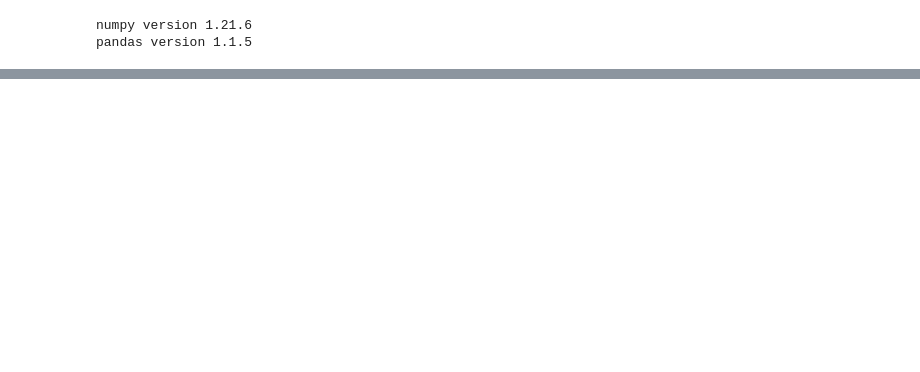
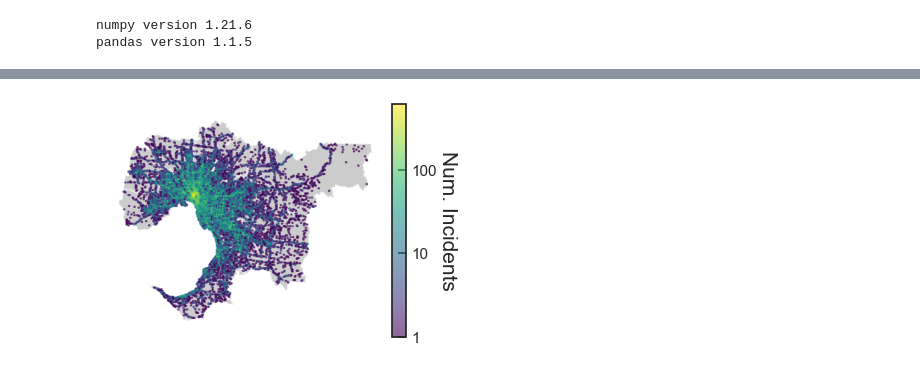
Before and after one commit to renkeven/Crash-Stats, a Jupyter notebook: Vic-Crash-Data-Analysis.ipynb, the cells around one changed output, grey strips where cells are left out. Drawn from its saved outputs; the diff is of its cells as text; code cells hidden in the pictures; blank space fills up the shorter version.

```diff
--- a/Vic-Crash-Data-Analysis.ipynb
+++ b/Vic-Crash-Data-Analysis.ipynb
@@ -89,3 +182,8 @@ class CFG:
+# %%
+"""prepare map shp file for any plots"""
+
+vic_lga_map = gpd.read_file('shpfiles/AD_LGA_AREA_POLYGON.shp')
+speed_map = gpd.read_file('shpfiles/Speed_Signs.shp')
 # %%
 """utilities"""
 
@@ -106,22 +232,30 @@ def num_encoder(arr_):
 # %%
+"""preprocessing done here: define unnecessary columns, etc.
+"""
 def preprocess_df(df):
     """clean df, populate as we go along"""
     df_ = df.fillna('')
 
     return df_
 
-acc_df = pd.read_csv(CFG.acc_csv)[:CFG.num_samples]
-weather_df = pd.read_csv(CFG.weather_csv)[:CFG.num_samples]
-person_df = pd.read_csv(CFG.person_csv)[:CFG.num_samples]
+acc_df = pd.read_csv(CFG.acc_csv, nrows=CFG.num_samples)
+weather_df = pd.read_csv(CFG.weather_csv, nrows=CFG.num_samples)
+person_df = pd.read_csv(CFG.person_csv, nrows=CFG.num_samples)
+surface_df = pd.read_csv(CFG.surface_csv, nrows=CFG.num_samples)
+node_df = pd.read_csv(CFG.node_csv)
 
 acc_df = preprocess_df(acc_df).set_index(['ACCIDENT_NO'])
 weather_df = preprocess_df(weather_df).set_index(['ACCIDENT_NO'])
 person_df = preprocess_df(person_df).set_index(['ACCIDENT_NO'])
+surface_df = preprocess_df(surface_df).set_index(['ACCIDENT_NO'])
+node_df = preprocess_df(node_df).set_index(['ACCIDENT_NO'])
 
 #check unique_id
 print(len(weather_df.index.unique()))
 print(len(acc_df.index.unique()))
 print(len(person_df.index.unique()))
+print(len(surface_df.index.unique()))
+print(len(node_df.index.unique()))
 
 #cursory check that ACCIDENT_NO is ordered, we'll take person_df, which is the csv of all people involved
 #in an accident minus 1, and merge with the other dfs by ACCIDENT NO.
@@ -184,0 +485,70 @@ cond_enc
+# %%
+"""some EDA and plots before we run our analysis
+let's first take a look at accidents that occur at various regions of vic.
+
+did not want to install a misc package to convert GeoPoints into coordinates before using a heatmap,
+verified that projection effect is minor victoria, and has no impact on the overall message of the plot.
+
+for this particular case, we do not actually need geopandas - but if you wanted to be marginally more accurate
+in your plots, you would use the geoplot package.
+"""
+def plot_locale_incidents(df, key='greatermelb', norm=None, figsize=(4,4), gridsize=200, save=False):
+    """node df has been corrected such that we have 1 LGA_NAME per ACCIDENT_NO
+
+    experimental norm, is normalized by LGA pop. dens after assuming traffic incidents is proportional this
+    quantity. however this may not be the case, for example traffic routes toward major hubs across regional
+    vic. use this flag appropriately
+    """
+    fig = plt.figure(figsize=figsize)
+    gs = gridspec.GridSpec(7, 2, width_ratios=[1,0.05])
+    gs.update(wspace=0.05, bottom=0.1, top=0.92, left=0.1, right=0.85)
+
+    ax1 = fig.add_subplot(gs[:,0])
+    ax2 = fig.add_subplot(gs[1:6,1])
+
+    reduce_c = None
+    format_ = '%.0f'
+
+    if key in lga_dict.keys():
+        query_arr_ = lga_dict[key].iloc[:,0].to_list()
+    else:
+        assert key in vic_lga_map['NAME'].unique(), 'LGA not found in vic_lga_map, through the NAME column'
+        query_arr_ = key
+
+    if norm:
+        norm = 1./df.query("LGA_NAME == @query_arr_").apply(lambda col: decode_lga_popdens[col['LGA_NAME']], axis=1)
+        reduce_c = np.sum
+        format_ = None
+
+    vic_lga_map.query("STATE=='VIC' & NAME == @query_arr_").plot(ax = ax1, alpha=0.4, color='grey')
+    hb = ax1.hexbin(
+        df.query("LGA_NAME == @query_arr_")['Long'],
+        df.query("LGA_NAME == @query_arr_")['Lat'],
+        C = norm,
+        reduce_C_function = reduce_c,
+        gridsize=gridsize, mincnt=1, bins='log', cmap='viridis', alpha=0.6)
+
+    cbar = plt.colorbar(cax=ax2, mappable=hb, format=format_)
+
+    cbar.ax.set_ylabel('Num. Incidents', fontsize=15, rotation=270,labelpad=15)
+
+    if norm is not None:
+        cbar.ax.set_ylabel(f'{cbar.ax.get_ylabel()} / Pop. Dens.')
+
+    ax1.axis('off')
+    cbar.ax.tick_params(which='both', direction='in')
+    cbar.ax.minorticks_off()
+
+    if save:
+        plt.savefig(f'{save}/locale_{key}.png', dpi=300, bbox_inches = "tight", facecolor='none')
+
+    plt.show()
+    return
+
+print(f'available regions: {lga_dict.keys()}')
+
+plot_locale_incidents(node_df, gridsize=200)
+plot_locale_incidents(node_df, key='hume')
+plot_locale_incidents(node_df, key='GREATER GEELONG')
+plot_locale_incidents(node_df, norm=True, key='MELBOURNE')
+# %% [output]
@@ -184,0 +556 @@ cond_enc
+[figure, added]
```
Also changed, not shown: parts of 41 cells of this notebook, 1 other file.
